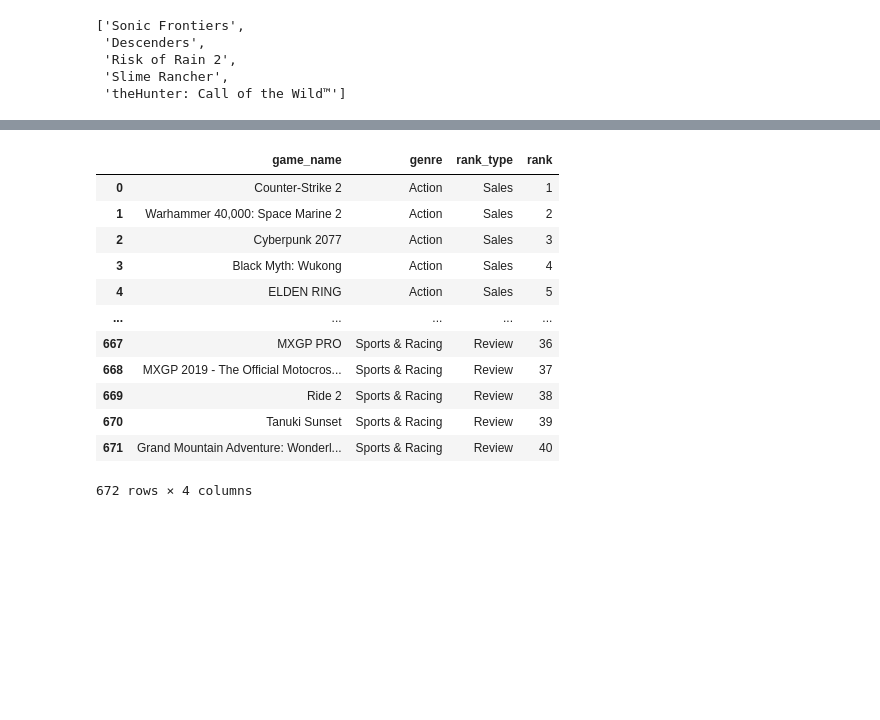
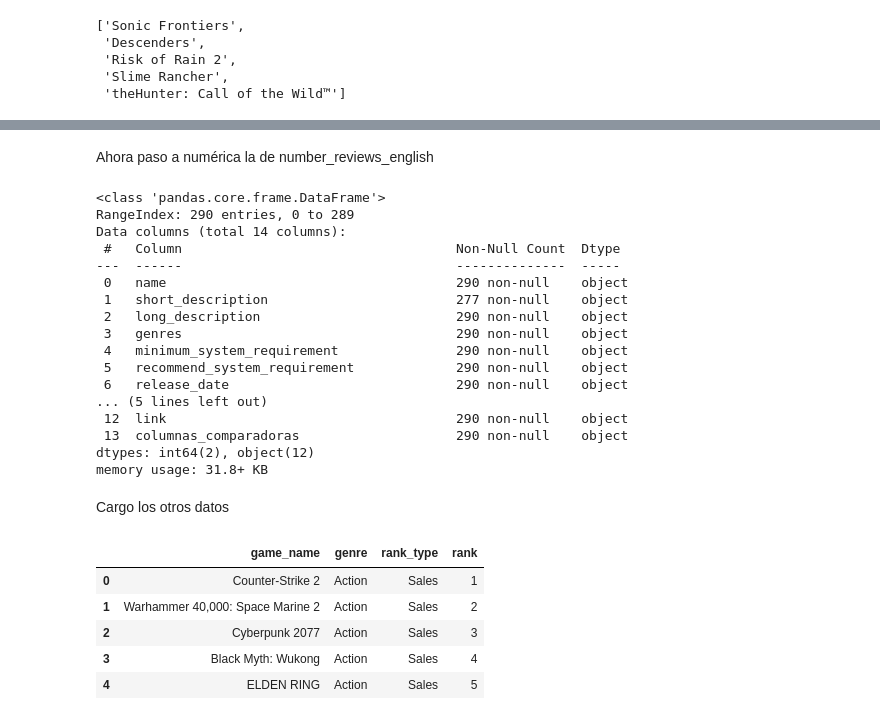
Before and after one commit to jgilsu11/laboratorio_modulo9-leccion03-sistemas_de_recomendacion, a Jupyter notebook: modulo09-leccion05-sistemas-recomendacion-LABORATORIO.ipynb, the cells around one changed output, grey strips where cells are left out. Cells and saved outputs as stored; diff of their text form; code cells hidden in the pictures; blank space fills up the shorter version.

```diff
--- a/modulo09-leccion05-sistemas-recomendacion-LABORATORIO.ipynb
+++ b/modulo09-leccion05-sistemas-recomendacion-LABORATORIO.ipynb
@@ -326,0 +433,2 @@ for juego in conjunto_prueba:
+# %% [markdown]
+Ahora paso a numérica la de number_reviews_english
@@ -327,18 +439,33 @@ for juego in conjunto_prueba:
+# %%
+datos.info()
+# %% [output]
+<class 'pandas.core.frame.DataFrame'>
+RangeIndex: 290 entries, 0 to 289
+Data columns (total 14 columns):
+ #   Column                                   Non-Null Count  Dtype
+---  ------                                   --------------  -----
+ 0   name                                     290 non-null    object
+ 1   short_description                        277 non-null    object
+ 2   long_description                         290 non-null    object
+ 3   genres                                   290 non-null    object
+ 4   minimum_system_requirement               290 non-null    object
+ 5   recommend_system_requirement             290 non-null    object
+ 6   release_date                             290 non-null    object
+... (5 lines left out)
+ 12  link                                     290 non-null    object
+ 13  columnas_comparadoras                    290 non-null    object
+dtypes: int64(2), object(12)
+memory usage: 31.8+ KB
+# %% [markdown]
+Cargo los otros datos
 # %%
 ratings=pd.read_csv("datos/games_ranking.csv")
 # %%
-ratings
+ratings.head()
 # %% [output]
 |  | game_name | genre | rank_type | rank |
 | 0 | Counter-Strike 2 | Action | Sales | 1 |
 | 1 | Warhammer 40,000: Space Marine 2 | Action | Sales | 2 |
 | 2 | Cyberpunk 2077 | Action | Sales | 3 |
 | 3 | Black Myth: Wukong | Action | Sales | 4 |
 | 4 | ELDEN RING | Action | Sales | 5 |
-| ... | ... | ... | ... | ... |
-| 667 | MXGP PRO | Sports & Racing | Review | 36 |
-| 668 | MXGP 2019 - The Official Motocros... | Sports & Racing | Review | 37 |
-| 669 | Ride 2 | Sports & Racing | Review | 38 |
-| 670 | Tanuki Sunset | Sports & Racing | Review | 39 |
-| 671 | Grand Mountain Adventure: Wonderl... | Sports & Racing | Review | 40 |
-672 rows × 4 columns
```
Also changed, not shown: parts of 38 cells of this notebook.
